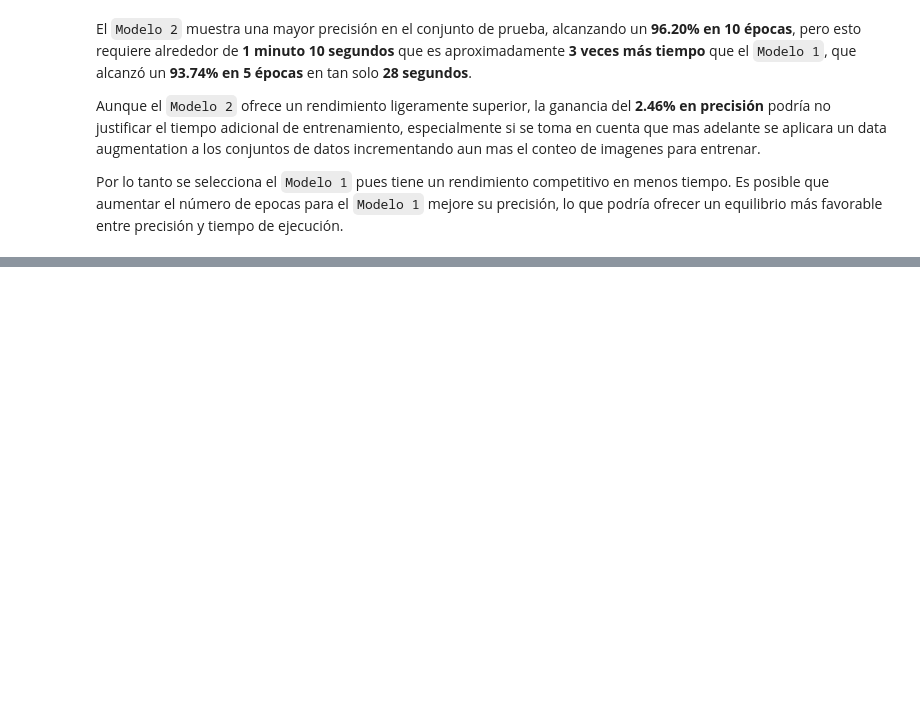
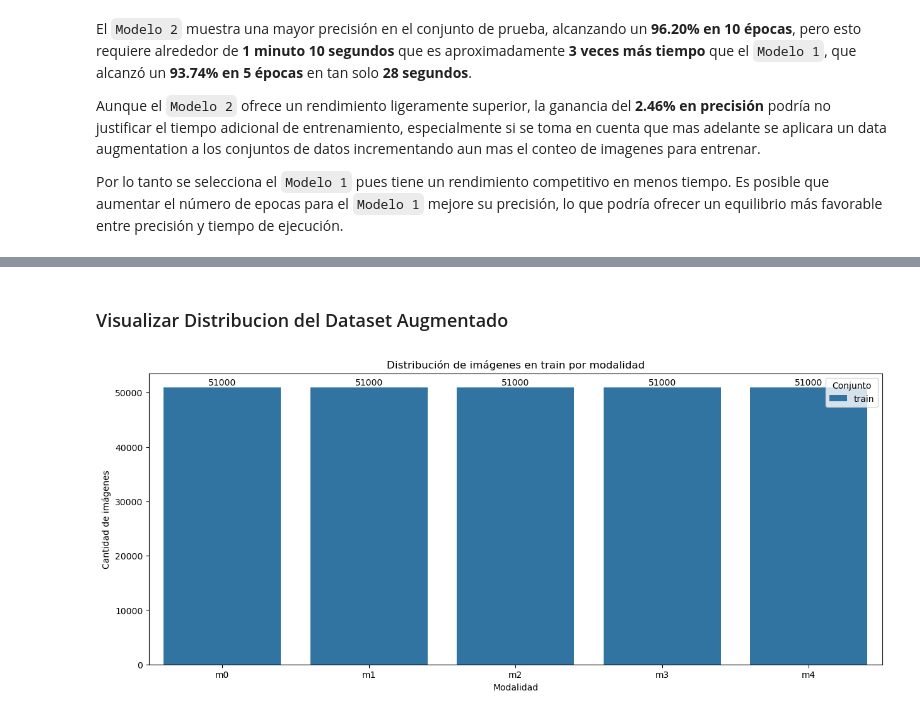
Before and after one commit to LeivaDiego/Lab4-DataScience, a Jupyter notebook: Lab4_CNN.ipynb, the cells around one changed output, grey strips where cells are left out. Saved outputs shown, nothing was run; the diff lists cells and outputs as text; code cells hidden in the pictures; blank space fills up the shorter version.

```diff
--- a/Lab4_CNN.ipynb
+++ b/Lab4_CNN.ipynb
@@ -1361,0 +1470,22 @@ Por lo tanto se selecciona el `Modelo 1` pues tiene un rendimiento competitivo e
+# %% [markdown]
+### Visualizar Distribucion del Dataset Augmentado
+# %%
+# Contar las imágenes por dígito y modalidad
+df_counts = count_images_by_digit_and_mode('dataset_augmented', ['train'])
+
+# Graficar la distribución de imágenes en train y test por modalidad
+plt.figure(figsize=(15, 6))
+ax = sns.countplot(data=df_counts, x='modality', hue='mode')
+
+# Etiquetas en las barras con la cantidad de imágenes
+for container in ax.containers:
+    ax.bar_label(container)
+
+# Configuración de la gráfica
+plt.title('Distribución de imágenes en train por modalidad')
+plt.legend(title='Conjunto')
+plt.xlabel('Modalidad')
+plt.ylabel('Cantidad de imágenes')
+plt.show()
+# %% [output]
+[figure, added]
```
Also changed, not shown: parts of 23 cells of this notebook, 1 other file.
